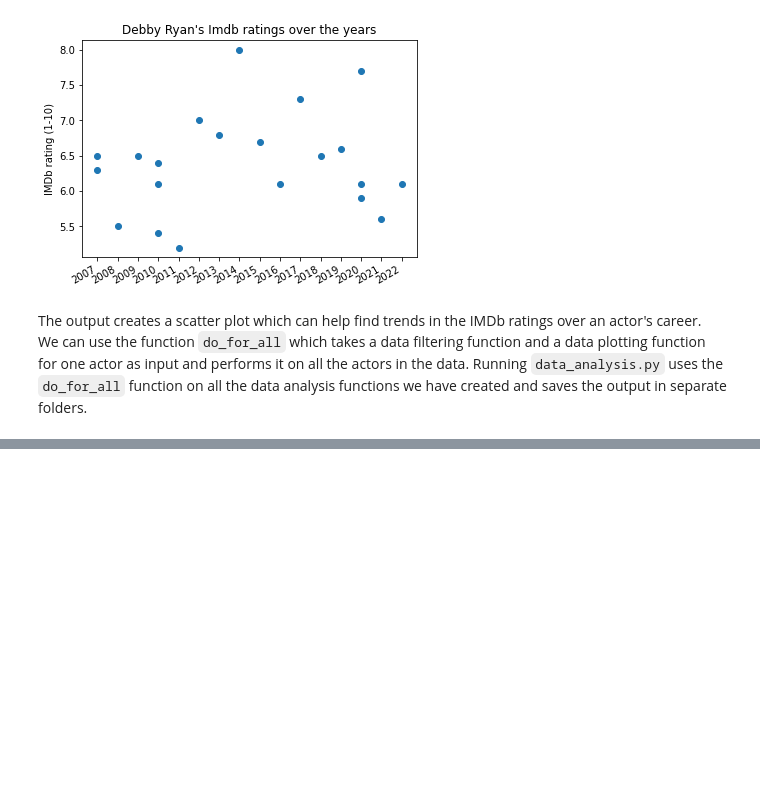
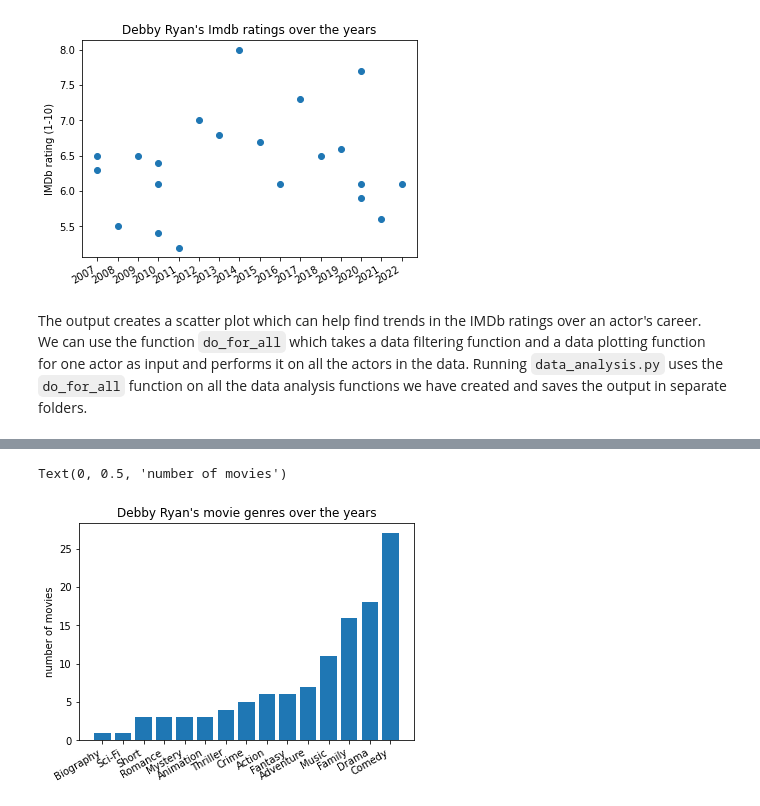
Before and after one commit to olincollege/disney-stars-success, a Jupyter notebook: disney-stars-success.ipynb, the cells around one changed output, grey strips where cells are left out. Saved outputs shown, nothing was run; the diff lists cells and outputs as text; code cells hidden in the pictures; blank space fills up the shorter version.

```diff
--- a/disney-stars-success.ipynb
+++ b/disney-stars-success.ipynb
@@ -88,0 +120,10 @@ We can use the function `do_for_all` which takes a data filtering function and a
+# %%
+show_genre, celeb, num = genres_over_career(celebs, 0)
+plt.bar(show_genre.keys(), show_genre.values())
+plt.xticks(rotation=30, ha='right')
+plt.title(
+    f"{celeb.columns[num].split(',')[0]}'s movie genres over the years")
+plt.ylabel("number of movies")
+# %% [output]
+Text(0, 0.5, 'number of movies')
+[figure, added]
```
Also changed, not shown: parts of 9 cells of this notebook, 1 other file.
